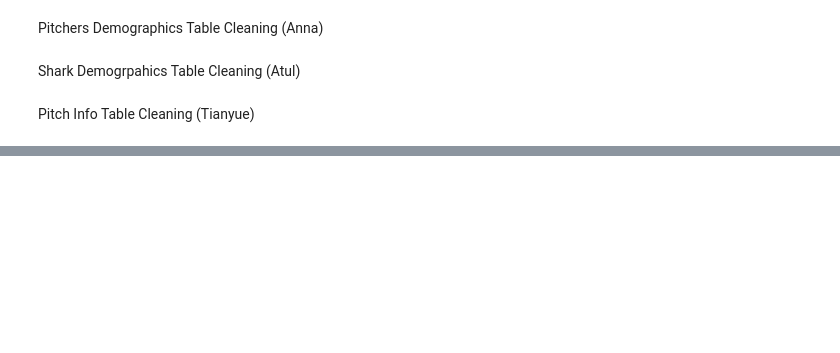
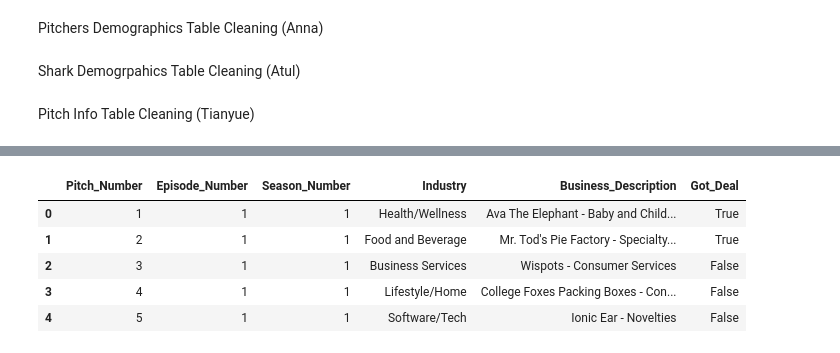
Before and after one commit to amydohlin/project-3-group-08, a Jupyter notebook: Project_3_Group_8_ETL.ipynb, the cells around one changed output, grey strips where cells are left out. Drawn from its saved outputs; the diff is of its cells as text; code cells hidden in the pictures; blank space fills up the shorter version.

```diff
--- a/Project_3_Group_8_ETL.ipynb
+++ b/Project_3_Group_8_ETL.ipynb
@@ -70,0 +192,12 @@ Pitch Info Table Cleaning (Tianyue)
+# %%
+#Creating a dataframe for Pitch Info:
+pitch_df= sharktank_df_clean[['Pitch Number', 'Episode Number', 'Season Number','Industry','Business Description', 'Got Deal']]
+pitch_df.columns = pitch_df.columns.str.replace(' ', '_')
+pitch_df.head()
+# %% [output]
+|  | Pitch_Number | Episode_Number | Season_Number | Industry | Business_Description | Got_Deal |
+| 0 | 1 | 1 | 1 | Health/Wellness | Ava The Elephant - Baby and Child... | True |
+| 1 | 2 | 1 | 1 | Food and Beverage | Mr. Tod's Pie Factory - Specialty... | True |
+| 2 | 3 | 1 | 1 | Business Services | Wispots - Consumer Services | False |
+| 3 | 4 | 1 | 1 | Lifestyle/Home | College Foxes Packing Boxes - Con... | False |
+| 4 | 5 | 1 | 1 | Software/Tech | Ionic Ear - Novelties | False |
```
Also changed, not shown: parts of 10 cells of this notebook, 2 other files.
